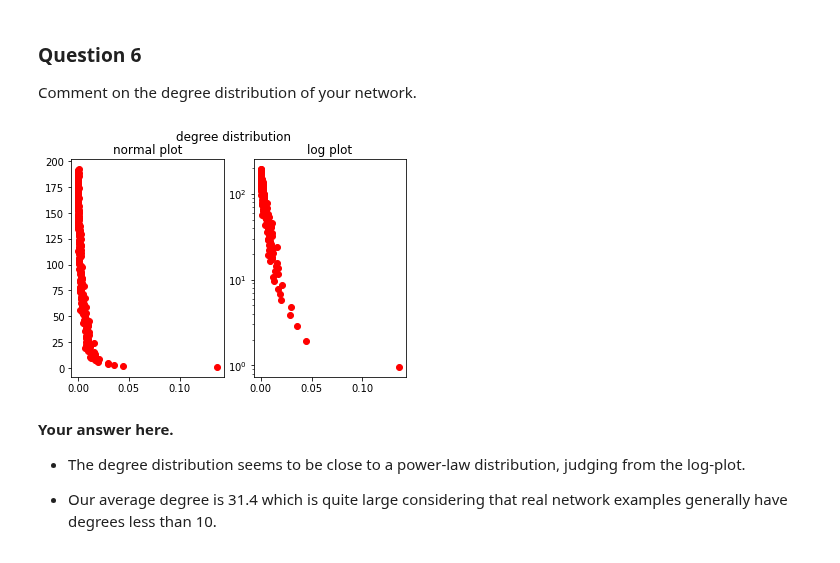
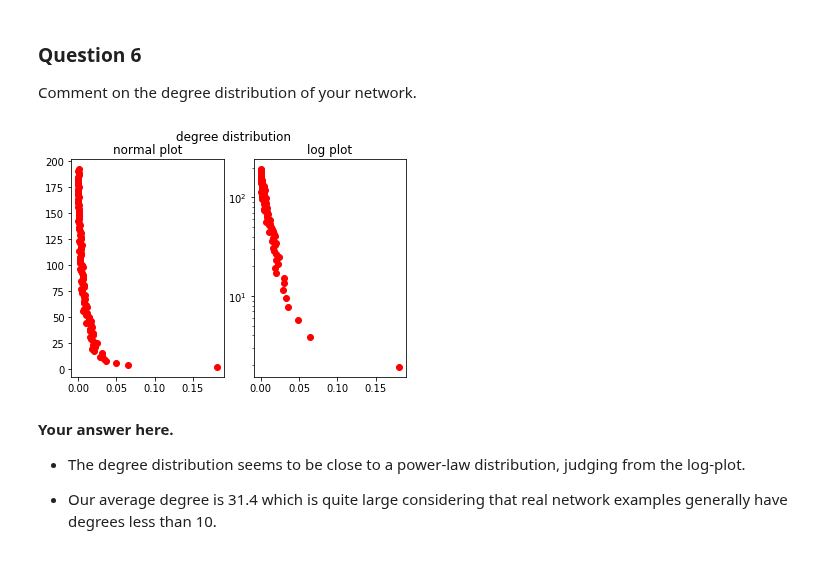
Before and after one commit to senakicir/ntds_project, a Jupyter notebook: 1_network_properties.ipynb, the cells around one changed output. Saved outputs shown, nothing was run; the diff lists cells and outputs as text; code cells hidden in the pictures.

```diff
--- a/1_network_properties.ipynb
+++ b/1_network_properties.ipynb
@@ -249,22 +249,22 @@ Comment on the degree distribution of your network.
 # %%
 #print log plot of degree distribution
 fig = plt.figure()
-n, bins, patches = plt.hist(degree, weights=weights, bins = 200)
+n, bins, patches = plt.hist(degree, weights=weights, bins = 100)
 x_ax = bins[1:]
 plt.close(fig)
 
 fig = plt.figure()
 plt.suptitle("degree distribution")
 plt.subplot(121)
 plt.title("normal plot")
 plt.plot(n, x_ax,  "ro")
 plt.subplot(122)
 plt.title("log plot")
 plt.semilogy(n, x_ax, "ro")
 plt.show()
 plt.close(fig)
 # %% [output]
-[figure, old version]
+[figure, new version]
 # %% [markdown]
 **Your answer here.**
 
```
Also changed, not shown: parts of 5 cells of this notebook, 1 other file.
